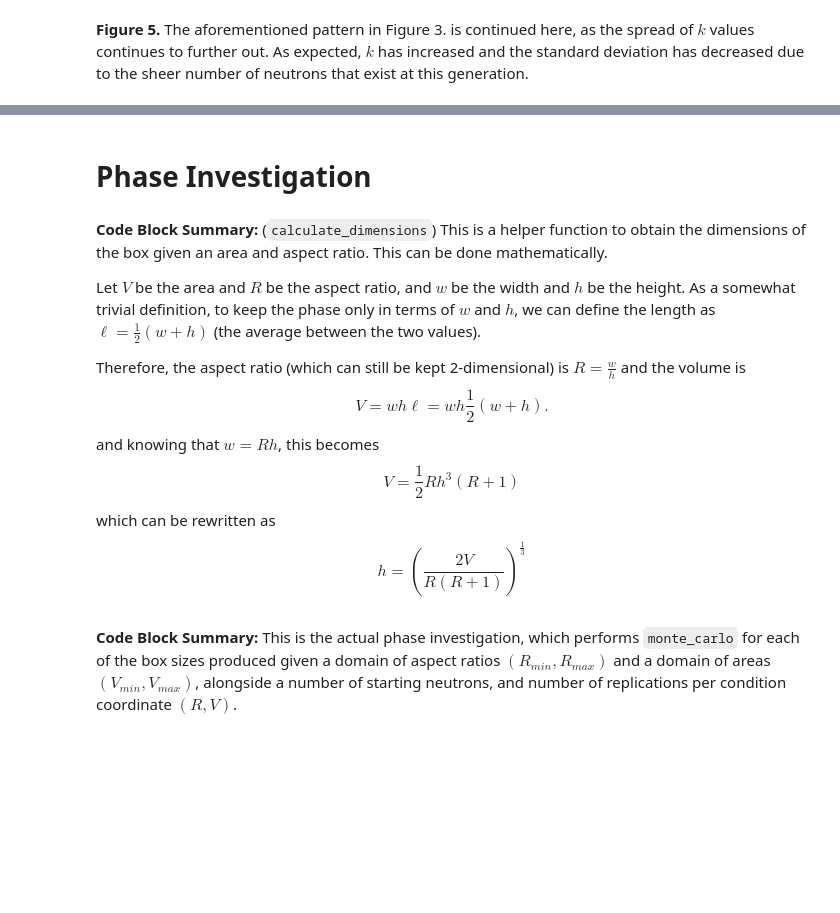
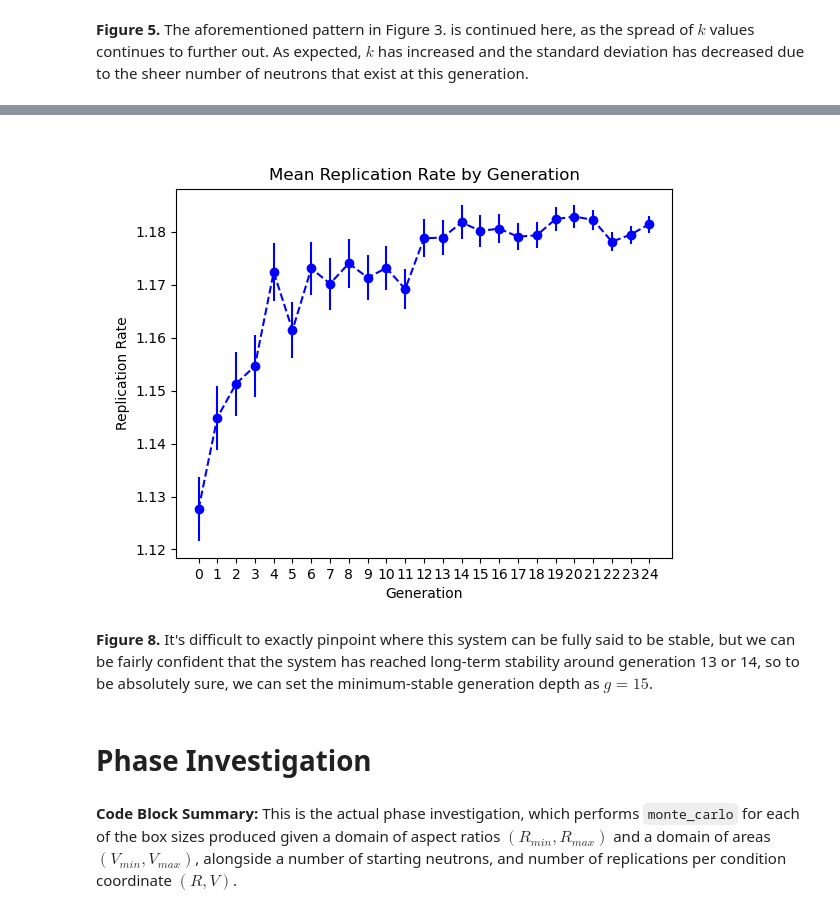
Before and after one commit to mufaro3/physics-210, a Jupyter notebook: Projects/Project 3.ipynb, the cells around one changed output, grey strips where cells are left out. Cells and saved outputs as stored; diff of their text form; code cells hidden in the pictures; blank space fills up the shorter version.

```diff
--- a/Projects/Project 3.ipynb
+++ b/Projects/Project 3.ipynb
@@ -597,0 +753,9 @@ display(example_mc_results.generations[2].histogram)
+# %%
+min_gen_case = monte_carlo(
+    dimensions            = calculate_dimensions(1, 200),
+    num_initial_neutrons  = 250,
+    num_replications      = 100,
+    max_generation        = 25,
+    plot                  = True,
+    debug_print           = True
+)
@@ -598,17 +774,8 @@ display(example_mc_results.generations[2].histogram)
+# %%
+display(min_gen_case.k_value_plot)
+# %% [output]
+[figure, added]
+# %% [markdown]
+**Figure 8.** It's difficult to exactly pinpoint where this system can be fully said to be stable, but we can be fairly confident that the system has reached long-term stability around generation 13 or 14, so to be absolutely sure, we can set the minimum-stable generation depth as $g=15$.
 # %% [markdown]
 # Phase Investigation
-# %% [markdown]
-**Code Block Summary:** (`calculate_dimensions`) This is a helper function to obtain the dimensions of the box given an area and aspect ratio. This can be done mathematically.
-
-Let $V$ be the area and $R$ be the aspect ratio, and $w$ be the width and $h$ be the height. As a somewhat trivial definition, to keep the phase only in terms of $w$ and $h$, we can define the length as $\ell = \frac{1}{2}(w+h)$ (the average between the two values).
-
-Therefore, the aspect ratio (which can still be kept 2-dimensional) is $R = \frac{w}{h}$ and the volume is
-$$\begin{equation}
-V = wh\ell = wh\frac{1}{2}(w + h).
-\end{equation}$$
-and knowing that $w = Rh$, this becomes
-$$V = \frac{1}{2} Rh^3 (R + 1)$$
-which can be rewritten as
-$$\begin{equation}
-h = \left(\frac{2V}{R(R+1)}\right)^\frac{1}{3}
-\end{equation}$$
```
Also changed, not shown: parts of 50 cells of this notebook.
